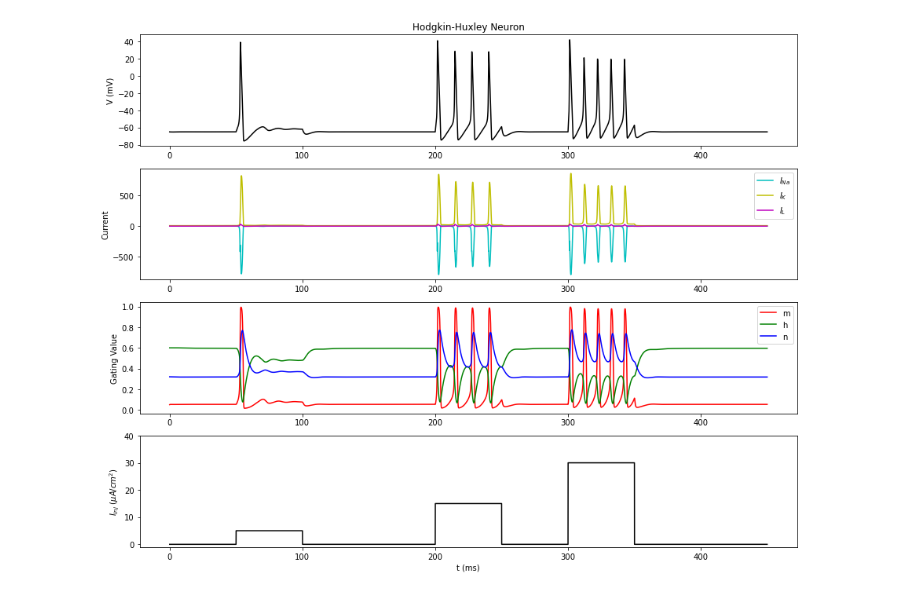
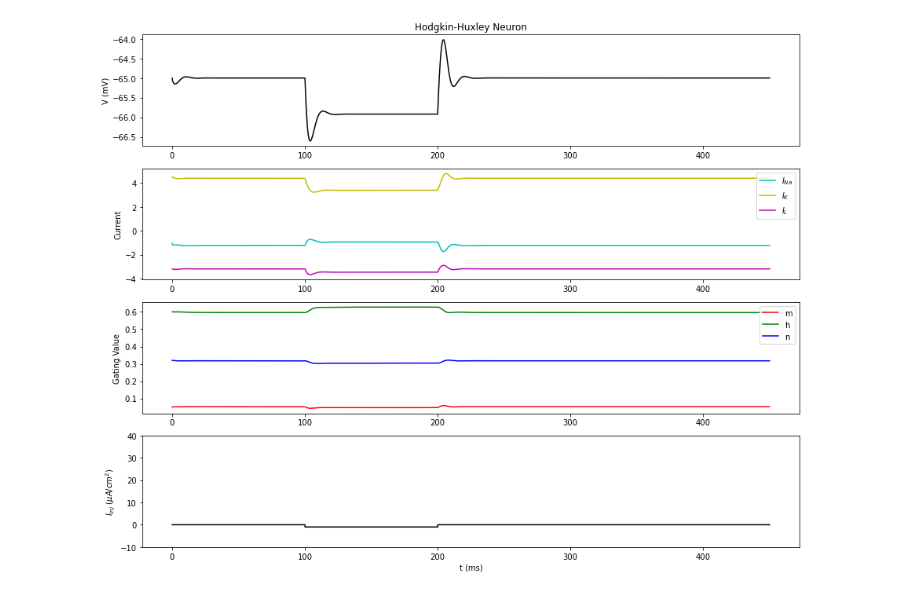
Before and after one commit to pierrebriac/MAT1919-Travail_final, a Jupyter notebook: Travail_final.ipynb, the cells around one changed output. Saved outputs shown, nothing was run; the diff lists cells and outputs as text; code cells hidden in the pictures.

Commit message:
Donne graphique question B.3
Il reste à répondre à la question écrite

```diff
--- a/Travail_final.ipynb
+++ b/Travail_final.ipynb
@@ -20,7 +20,7 @@ t = np.arange(0.0, 450.0, 0.01)
 
 # fonction définissant le courant entrant pour la simulation
 def I_inj(t):
-    return 5*(t>50) - 5*(t>100) + 15*(t>200) - 15*(t>250) + 30*(t>300) - 30*(t>350)
+    return -1*(t>100) + 1*(t>200)
 
 # valeurs initiales de courant global et pour chaque canal ionique
 val_init = [-65, 0.05, 0.6, 0.32]
@@ -150,32 +150,32 @@ resultat = hh.simulation(t, val_init, I_inj)
 # %%
 # Affiche les résultats de l'expérience
 plt.figure(figsize=(15,12))
 
 plt.subplot(4,1,1)
 plt.title('Hodgkin-Huxley Neuron')
 plt.plot(t, resultat['V'], 'k')
 plt.ylabel('V (mV)')
 
 plt.subplot(4,1,2)
 plt.plot(t, resultat['ina'], 'c', label='$I_{Na}$')
 plt.plot(t, resultat['ik'], 'y', label='$I_{K}$')
 plt.plot(t, resultat['il'], 'm', label='$I_{L}$')
 plt.ylabel('Current')
 plt.legend()
 
 plt.subplot(4,1,3)
 plt.plot(t, resultat['m'], 'r', label='m')
 plt.plot(t, resultat['h'], 'g', label='h')
 plt.plot(t, resultat['n'], 'b', label='n')
 plt.ylabel('Gating Value')
 plt.legend()
 
 plt.subplot(4,1,4)
 plt.plot(t, I_inj(t), 'k')
 plt.xlabel('t (ms)')
 plt.ylabel('$I_{inj}$ ($\\mu{A}/cm^2$)')
-plt.ylim(-1, 40)
+plt.ylim(-10, 40)
 
 plt.show()
 # %% [output]
-[figure, old version]
+[figure, new version]
```
Also changed, not shown: parts of 3 cells of this notebook.
